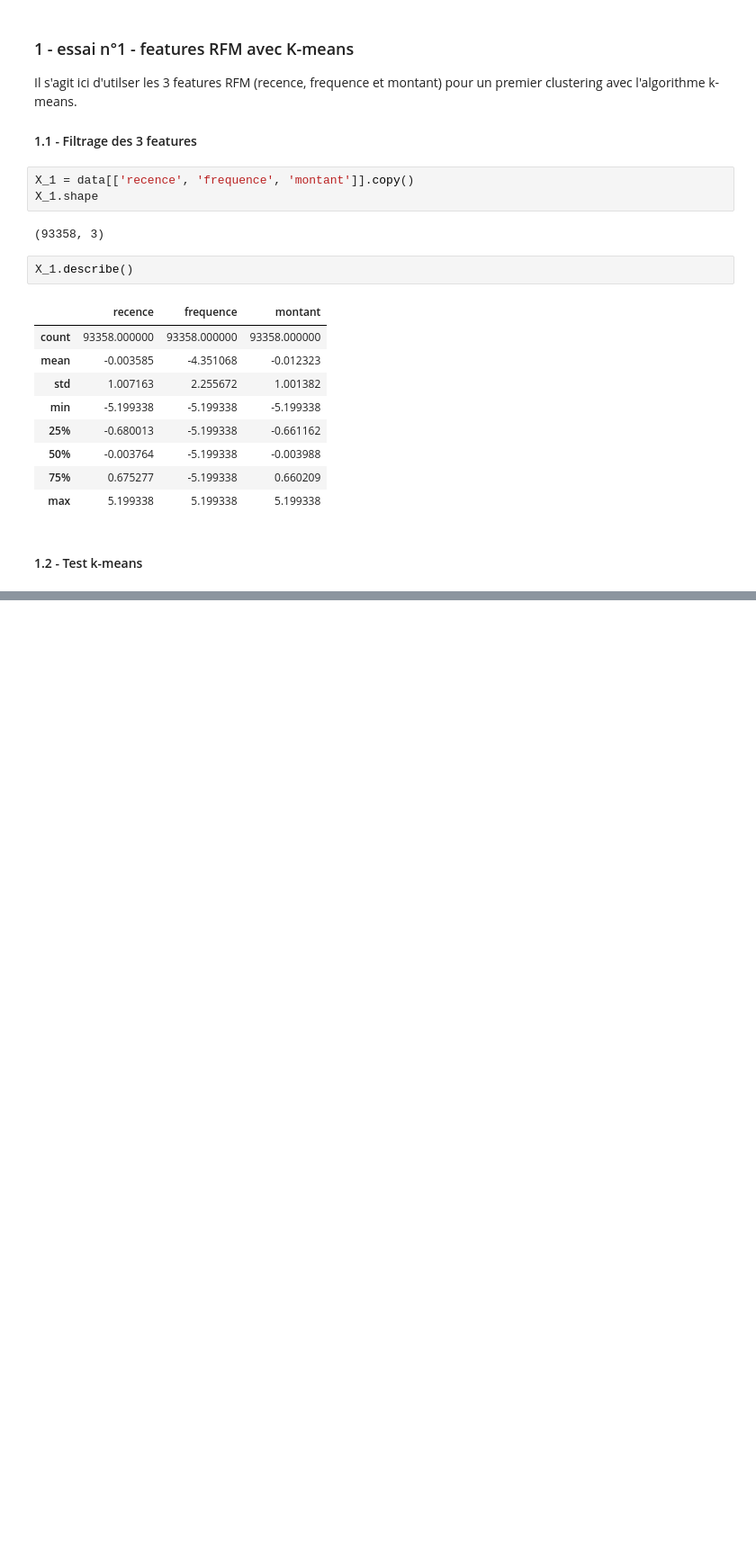
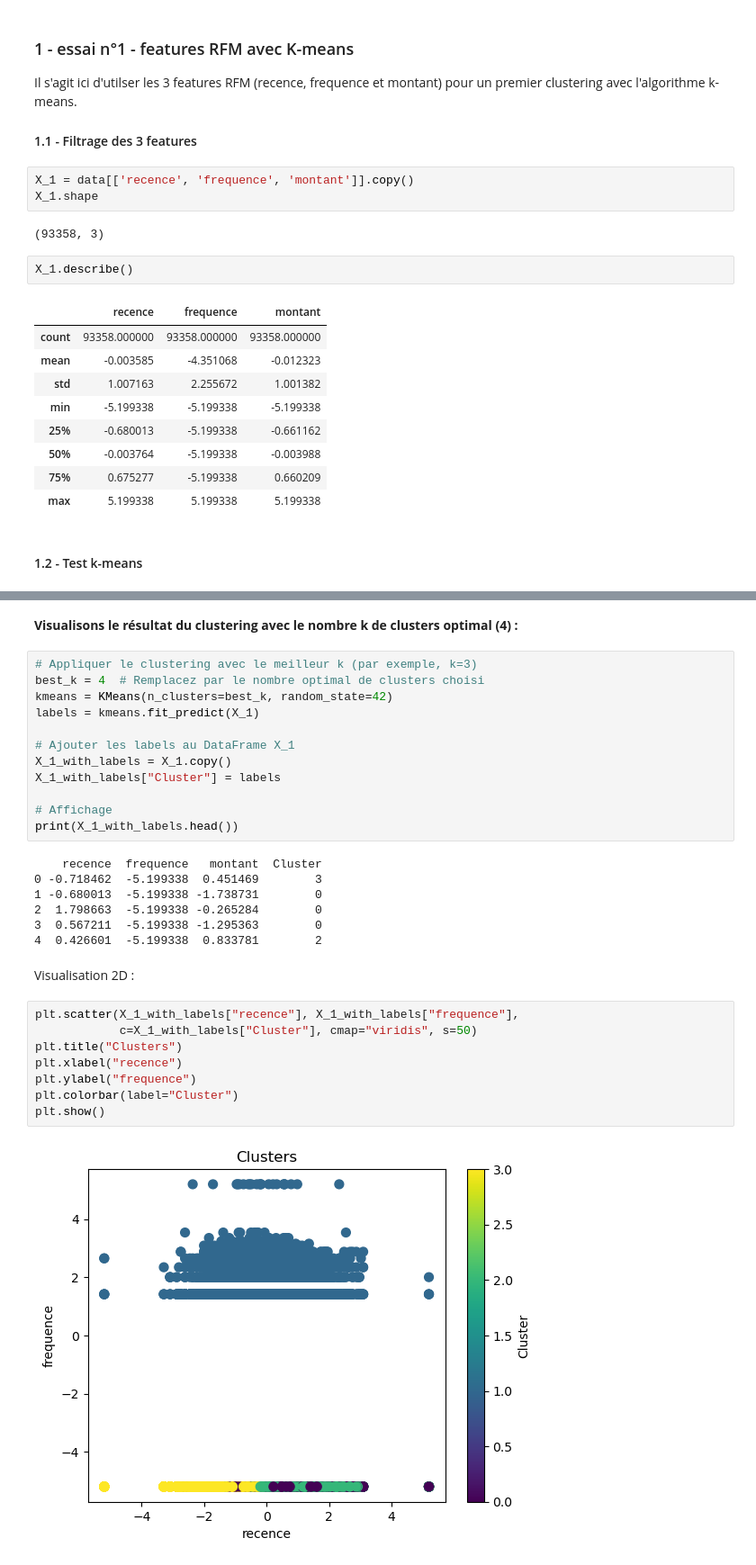
Before and after one commit to ludovic-source/Data_scientist_formation, a Jupyter notebook: projet_5/Projet_5_essais.ipynb, the cells around one changed output, grey strips where cells are left out. Shown at 90% size. Cells and saved outputs as stored; diff of their text form; blank space fills up the shorter version.

```diff
--- a/projet_5/Projet_5_essais.ipynb
+++ b/projet_5/Projet_5_essais.ipynb
@@ -157,0 +202,33 @@ ax = plt.plot(k_list, intertia_list)
+# %% [markdown]
+**Visualisons le résultat du clustering avec le nombre k de clusters optimal (4) :**
+# %%
+# Appliquer le clustering avec le meilleur k (par exemple, k=3)
+best_k = 4  # Remplacez par le nombre optimal de clusters choisi
+kmeans = KMeans(n_clusters=best_k, random_state=42)
+labels = kmeans.fit_predict(X_1)
+
+# Ajouter les labels au DataFrame X_1
+X_1_with_labels = X_1.copy()
+X_1_with_labels["Cluster"] = labels
+
+# Affichage
+print(X_1_with_labels.head())
+# %% [output]
+    recence  frequence   montant  Cluster
+0 -0.718462  -5.199338  0.451469        3
+1 -0.680013  -5.199338 -1.738731        0
+2  1.798663  -5.199338 -0.265284        0
+3  0.567211  -5.199338 -1.295363        0
+4  0.426601  -5.199338  0.833781        2
+# %% [markdown]
+Visualisation 2D :
+# %%
+plt.scatter(X_1_with_labels["recence"], X_1_with_labels["frequence"],
+            c=X_1_with_labels["Cluster"], cmap="viridis", s=50)
+plt.title("Clusters")
+plt.xlabel("recence")
+plt.ylabel("frequence")
+plt.colorbar(label="Cluster")
+plt.show()
+# %% [output]
+[figure, added]
```
Also changed, not shown: parts of 17 cells of this notebook.
